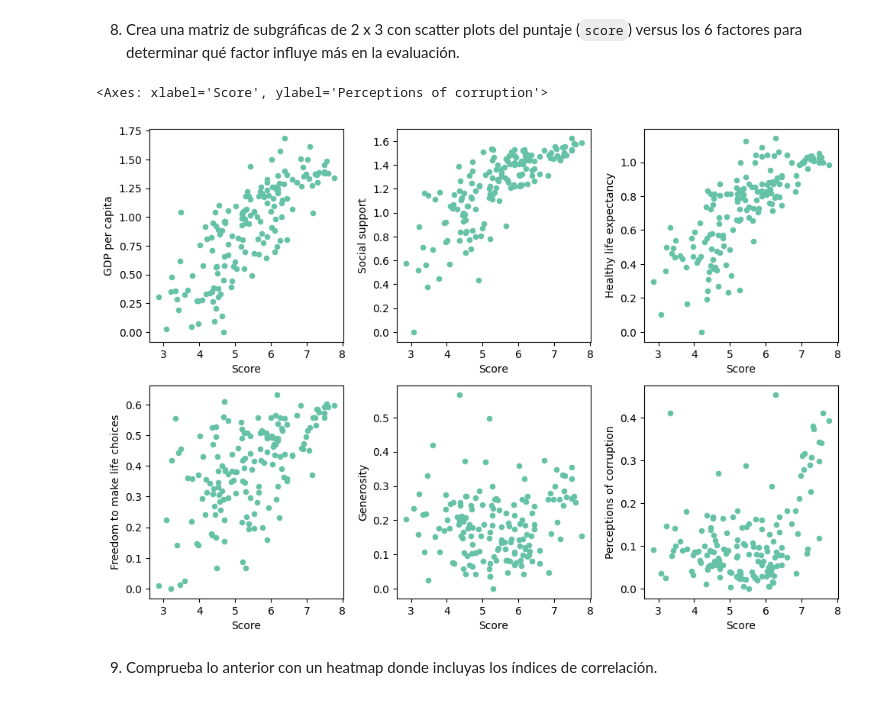
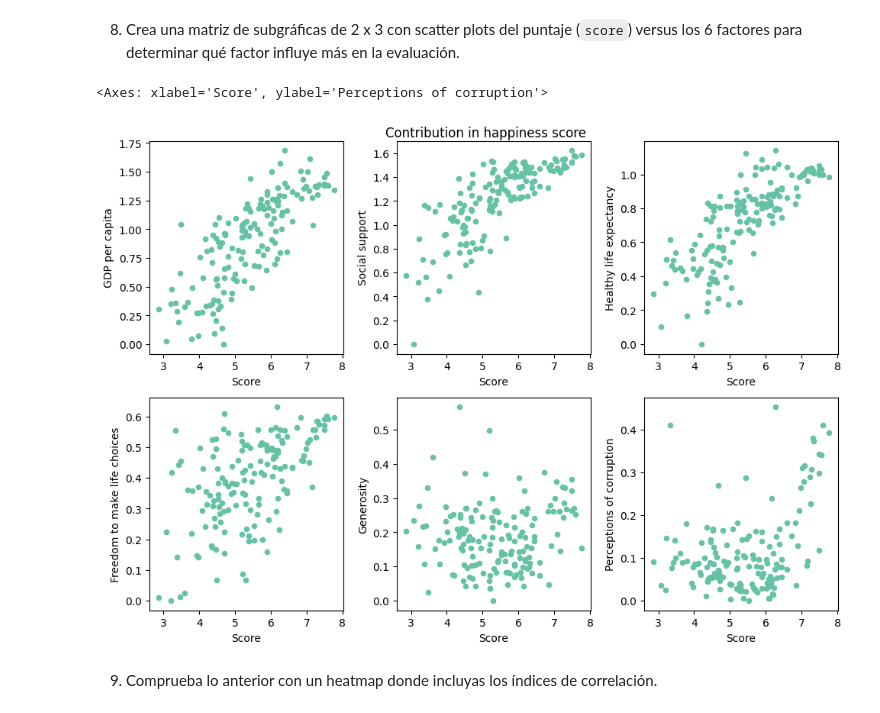
Before and after one commit to yiromex/TheLearningGate, a Jupyter notebook: DS_C3_SC1_JeronimoAlvarezRamirez.ipynb, the cells around one changed output. Cells and saved outputs as stored; diff of their text form; code cells hidden in the pictures.

```diff
--- a/DS_C3_SC1_JeronimoAlvarezRamirez.ipynb
+++ b/DS_C3_SC1_JeronimoAlvarezRamirez.ipynb
@@ -129,15 +129,17 @@ five.plot(kind='bar',title='World Happiness Report')
 # %%
 fig,axs = plt.subplots(2,3,figsize=(10,7))
 fig.tight_layout(pad=2)
+fig.
+fig.suptitle('Contribution in happiness score')
 happiness.plot.scatter(x='Score',y='GDP per capita',c='#66C2A5',ax=axs[0,0])
 happiness.plot.scatter(x='Score',y='Social support',c='#66C2A5',ax=axs[0,1])
 happiness.plot.scatter(x='Score',y='Healthy life expectancy',c='#66C2A5',ax=axs[0,2])
 happiness.plot.scatter(x='Score',y='Freedom to make life choices',c='#66C2A5',ax=axs[1,0])
 happiness.plot.scatter(x='Score',y='Generosity',c='#66C2A5',ax=axs[1,1])
 happiness.plot.scatter(x='Score',y='Perceptions of corruption',c='#66C2A5',ax=axs[1,2])
 # %% [output]
 <Axes: xlabel='Score', ylabel='Perceptions of corruption'>
-[figure, old version]
+[figure, new version]
 # %% [markdown]
 9.	Comprueba lo anterior con un heatmap donde incluyas los índices de correlación.
 # %%
```
Also changed, not shown: parts of 1 cell of this notebook.
